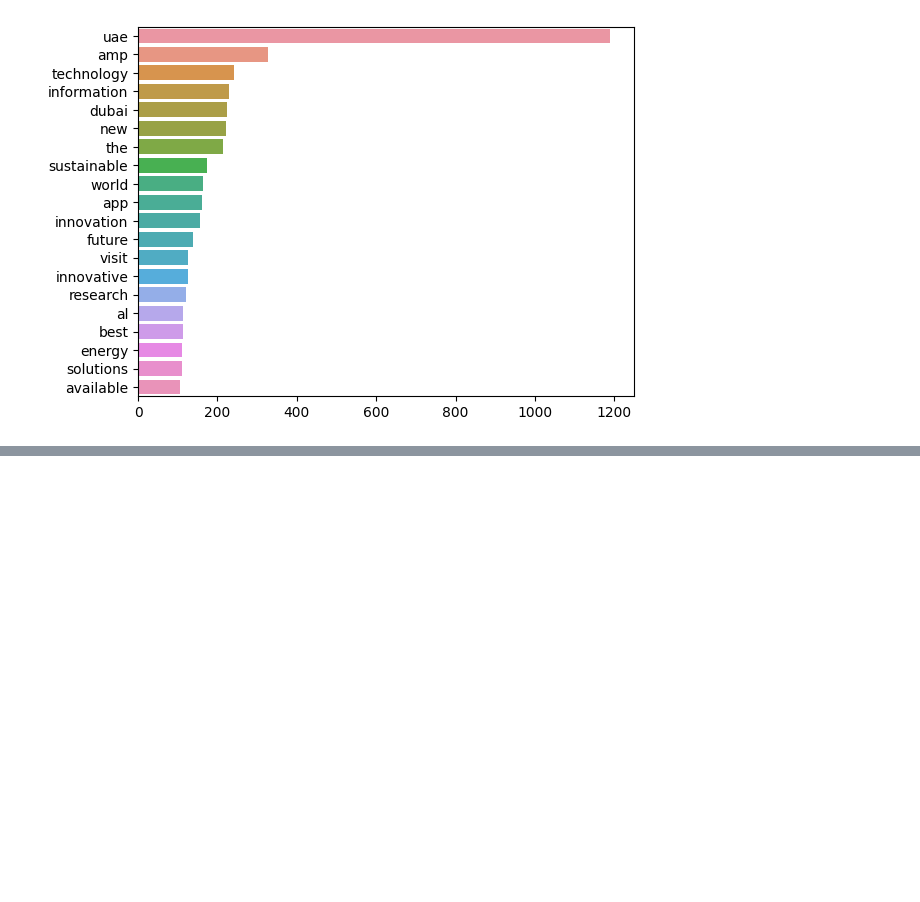
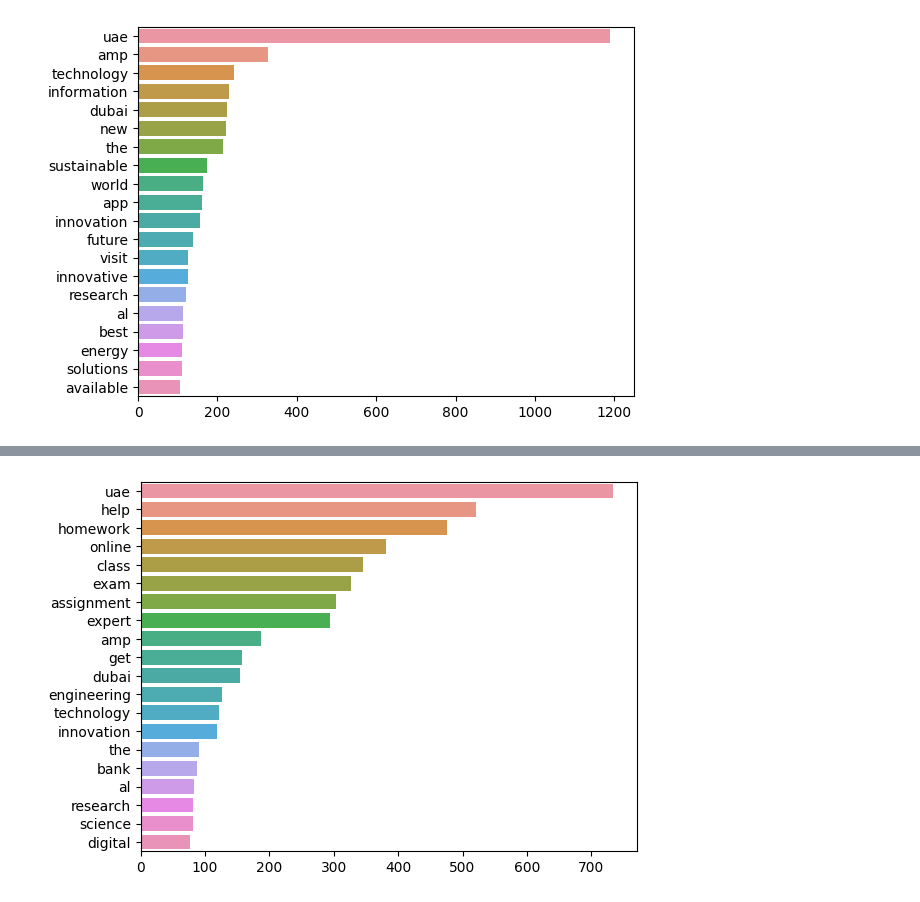
Before and after one commit to psychoanalyzing-twitter/sentiment-analysis, a Jupyter notebook: cw-1.ipynb, the cells around one changed output, grey strips where cells are left out. Saved outputs shown, nothing was run; the diff lists cells and outputs as text; code cells hidden in the pictures; blank space fills up the shorter version.

```diff
--- a/cw-1.ipynb
+++ b/cw-1.ipynb
@@ -1215,0 +1229,4 @@ plot_top_tokens(positive['Tokenized Text'])
+# %%
+plot_top_tokens(neutral['Tokenized Text'])
+# %% [output]
+[figure, added]
```
Also changed, not shown: parts of 5 cells of this notebook.
